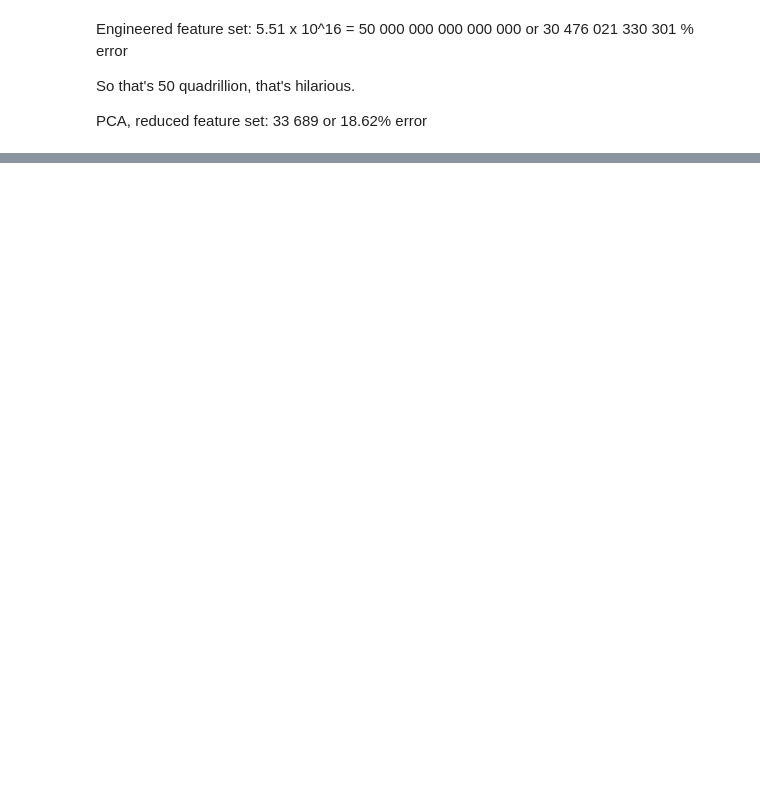
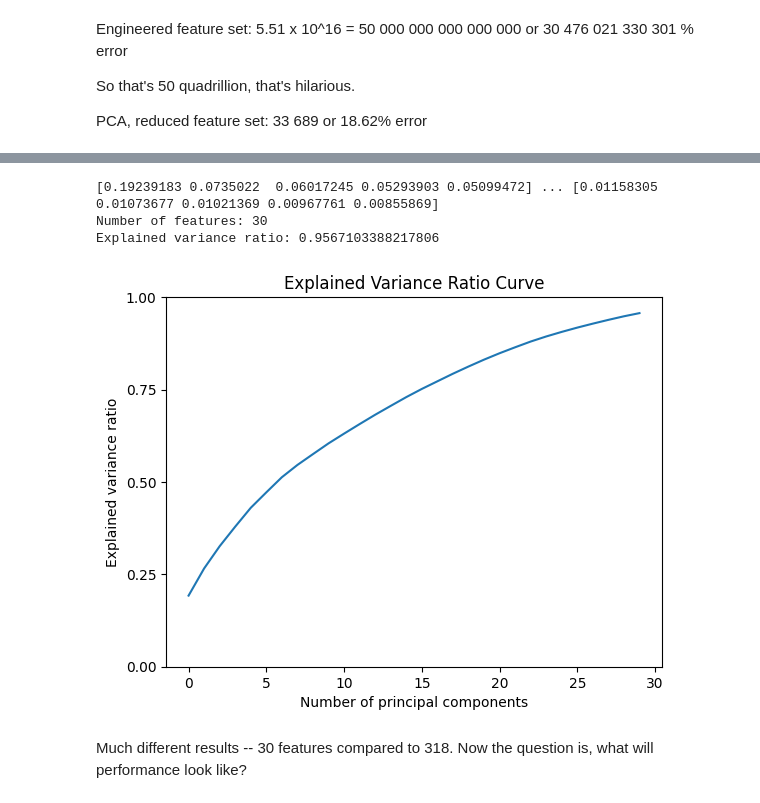
Before and after one commit to matthewgraca/4661-house-prices-regression, a Jupyter notebook: notebooks/feature_engineering.ipynb, the cells around one changed output, grey strips where cells are left out. Cells and saved outputs as stored; diff of their text form; code cells hidden in the pictures; blank space fills up the shorter version.

```diff
--- a/notebooks/feature_engineering.ipynb
+++ b/notebooks/feature_engineering.ipynb
@@ -608,0 +701,4 @@ or 18.62% error
+# %%
+ohe = OneHotEncoder(sparse_output=False).set_output(transform='pandas')
+X_cat_enc = ohe.fit_transform(cat_df)
+X_cat_enc
@@ -608,0 +719,5 @@ or 18.62% error
+# %%
+for col in X_cat_enc.columns:
+    n = X_cat_enc[col].sum()
+    X_cat_enc[col] = df[col].apply(lambda x: x / np.sqrt(n))
+X_cat_enc
@@ -608,0 +742,3 @@ or 18.62% error
+# %%
+X = pd.concat([X_num_scaled, X_cat_enc], axis=1)
+display(X, y)
@@ -608,0 +771,22 @@ or 18.62% error
+# %%
+pca = PCA(n_components=0.95)
+X_pca = pca.fit_transform(X)
+
+print(f'{pca.explained_variance_ratio_[:5]} ... {pca.explained_variance_ratio_[-5:]}')
+print(f'Number of features: {len(pca.explained_variance_ratio_)}')
+print(f'Explained variance ratio: {pca.explained_variance_ratio_.sum()}')
+# %% [output]
+[0.19239183 0.0735022  0.06017245 0.05293903 0.05099472] ... [0.01158305 0.01073677 0.01021369 0.00967761 0.00855869]
+Number of features: 30
+Explained variance ratio: 0.9567103388217806
+# %%
+plt.plot(pca.explained_variance_ratio_.cumsum())
+plt.xlabel('Number of principal components')
+plt.ylabel('Explained variance ratio')
+plt.yticks([0, 0.25, 0.5, 0.75, 1])
+plt.title('Explained Variance Ratio Curve')
+plt.show()
+# %% [output]
+[figure, added]
+# %% [markdown]
+Much different results -- 30 features compared to 318. Now the question is, what will performance look like?
```
Also changed, not shown: parts of 29 cells of this notebook.
